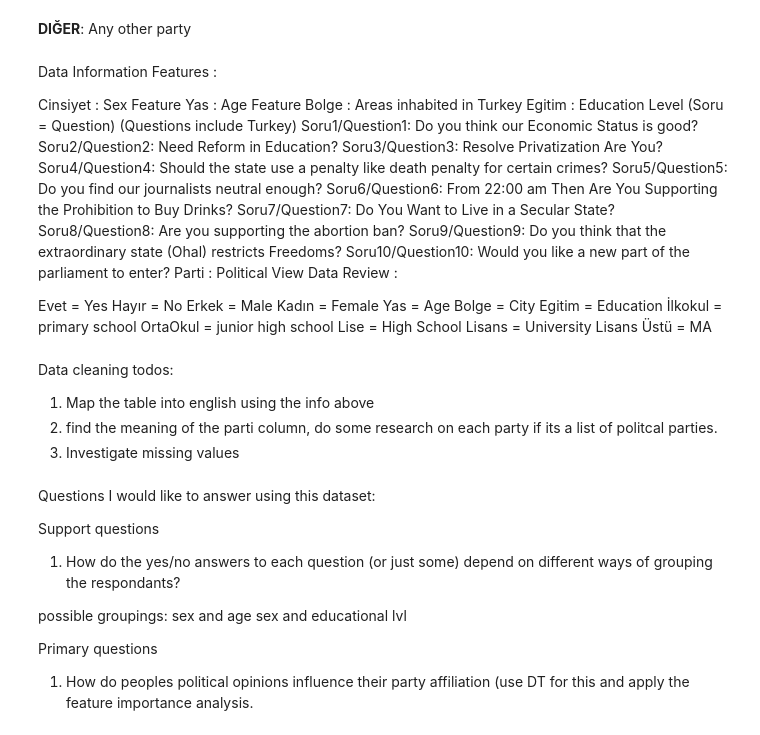
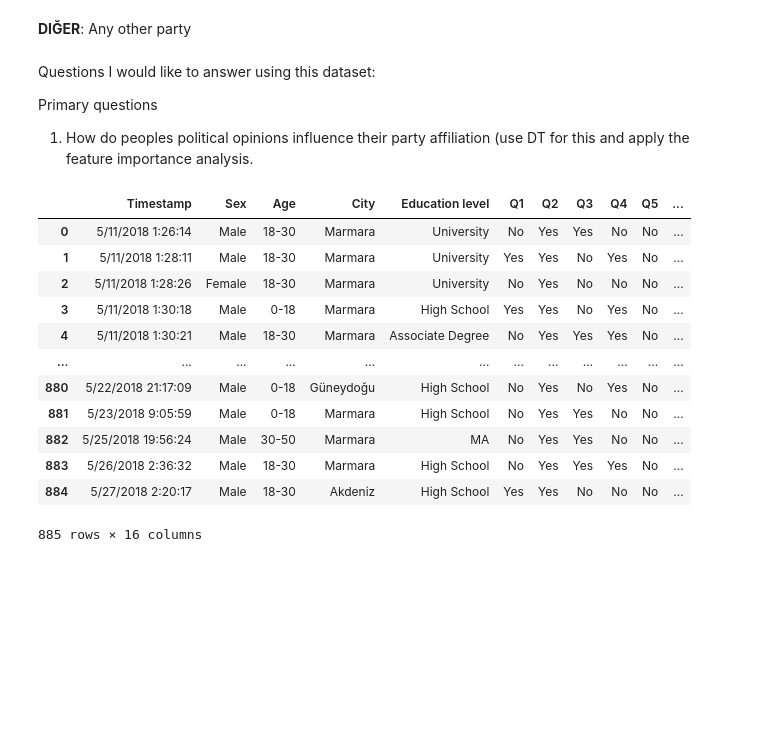
Before and after one commit to BoronII/data-analysis-visualization-sample, a Jupyter notebook: notebooks/02_Turkey_political_opinions.ipynb, the cells around one changed output. Saved outputs shown, nothing was run; the diff lists cells and outputs as text; code cells hidden in the pictures; blank space fills up the shorter version.

```diff
--- a/notebooks/02_Turkey_political_opinions.ipynb
+++ b/notebooks/02_Turkey_political_opinions.ipynb
@@ -179,58 +223,29 @@ The Good Party, is a nationalist, Kemalist and secularist political party in Tur
 **MHP**: The Nationalist Movement Party is a Turkish far-right political party that adheres to Turkish ultranationalism and Euroscepticism. The group is often described as fascist, and has been linked to some violent militias.
 # %% [markdown]
 **DIĞER**: Any other party
-# %% [markdown]
-Data Information
-Features :
-
-Cinsiyet : Sex Feature
-Yas : Age Feature
-Bolge : Areas inhabited in Turkey
-Egitim : Education Level
-(Soru = Question) (Questions include Turkey)
-Soru1/Question1: Do you think our Economic Status is good?
-Soru2/Question2: Need Reform in Education?
-Soru3/Question3: Resolve Privatization Are You?
-Soru4/Question4: Should the state use a penalty like death penalty for certain crimes?
-Soru5/Question5: Do you find our journalists neutral enough?
-Soru6/Question6: From 22:00 am Then Are You Supporting the Prohibition to Buy Drinks?
-Soru7/Question7: Do You Want to Live in a Secular State?
-Soru8/Question8: Are you supporting the abortion ban?
-Soru9/Question9: Do you think that the extraordinary state (Ohal) restricts Freedoms?
-Soru10/Question10: Would you like a new part of the parliament to enter?
-Parti : Political View
-Data Review :
-
-Evet = Yes
-Hayır = No
-Erkek = Male
-Kadın = Female
-Yas = Age
-Bolge = City
-Egitim = Education
-İlkokul = primary school
-OrtaOkul = junior high school
-Lise = High School
-Lisans = University
-Lisans Üstü = MA
-# %% [markdown]
-Data cleaning todos:
-
-1. Map the table into english using the  info above
-2. find the meaning of the parti column, do some research on each party if its a list of politcal parties.
-3. Investigate missing values
 # %% [markdown]
 Questions I would like to answer using this dataset:
-
-Support questions
-
-1. How do the yes/no answers to each question (or just some) depend on different ways of grouping the respondants?
-
-possible groupings:
-sex and age
-sex and educational lvl
-
 
 Primary questions
 
 1. How do peoples political opinions influence their party affiliation (use DT for this and apply the feature importance analysis.
+# %%
+path = Path('../data/processed_data/turkey_political_opinions_processed.csv')
+# %%
+df = pd.read_csv(path, low_memory=False)
+# %%
+df
+# %% [output]
+|  | Timestamp | Sex | Age | City | Education level | Q1 | Q2 | Q3 | Q4 | Q5 | ... |
+| 0 | 5/11/2018 1:26:14 | Male | 18-30 | Marmara | University | No | Yes | Yes | No | No | ... |
+| 1 | 5/11/2018 1:28:11 | Male | 18-30 | Marmara | University | Yes | Yes | No | Yes | No | ... |
+| 2 | 5/11/2018 1:28:26 | Female | 18-30 | Marmara | University | No | Yes | No | No | No | ... |
+| 3 | 5/11/2018 1:30:18 | Male | 0-18 | Marmara | High School | Yes | Yes | No | Yes | No | ... |
+| 4 | 5/11/2018 1:30:21 | Male | 18-30 | Marmara | Associate Degree | No | Yes | Yes | Yes | No | ... |
+| ... | ... | ... | ... | ... | ... | ... | ... | ... | ... | ... | ... |
+| 880 | 5/22/2018 21:17:09 | Male | 0-18 | Güneydoğu | High School | No | Yes | No | Yes | No | ... |
+| 881 | 5/23/2018 9:05:59 | Male | 0-18 | Marmara | High School | No | Yes | Yes | No | No | ... |
+| 882 | 5/25/2018 19:56:24 | Male | 30-50 | Marmara | MA | No | Yes | Yes | No | No | ... |
+| 883 | 5/26/2018 2:36:32 | Male | 18-30 | Marmara | High School | No | Yes | Yes | Yes | No | ... |
+| 884 | 5/27/2018 2:20:17 | Male | 18-30 | Akdeniz | High School | Yes | Yes | No | No | No | ... |
+885 rows × 16 columns
```
Also changed, not shown: parts of 7 cells of this notebook, 4 other files.
